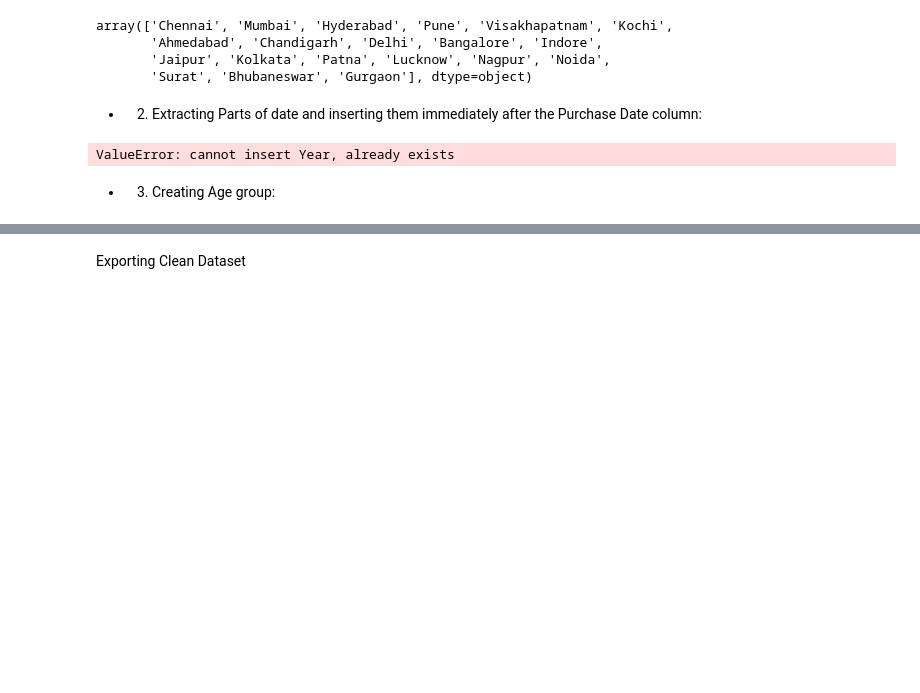
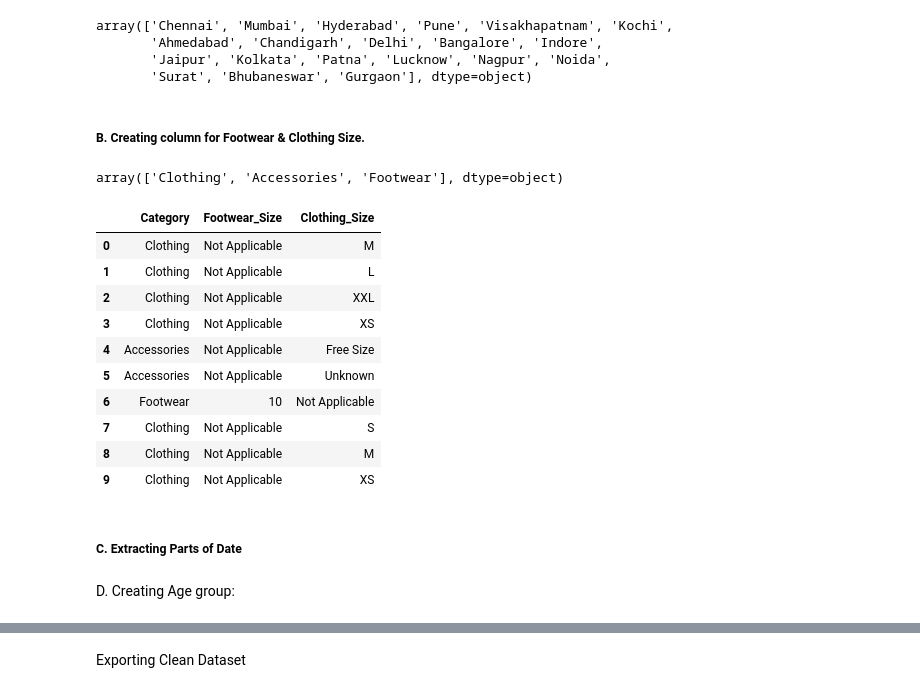
Before and after one commit to TeChartDevi/customer_shopping_trend_india, a Jupyter notebook: data_cleaning_workbook/cleaning.ipynb, the cells around one changed output, grey strips where cells are left out. Saved outputs shown, nothing was run; the diff lists cells and outputs as text; code cells hidden in the pictures; blank space fills up the shorter version.

```diff
--- a/data_cleaning_workbook/cleaning.ipynb
+++ b/data_cleaning_workbook/cleaning.ipynb
@@ -252,42 +289,83 @@ region_map = {
 
 df['Region'] = df['Cities'].map(region_map)
 # %%
-# Popping out the region column:
+# 3. Popping out the region column:
 
 region = df.pop('Region')
 
 # Finding the position of the Cities column:
 
-loc = df.columns.get_loc('Cities')
+city_loc = df.columns.get_loc('Cities')
 
 # Inserting Region column immediately after Cities column:
 
-df.insert(loc + 1, 'Region', region)
+df.insert(city_loc + 1, 'Region', region)
+# %% [markdown]
+##### B. Creating column for Footwear & Clothing Size.
+# %%
+# 1. Category column unique vals:
+df['Category'].unique()
+# %% [output]
+array(['Clothing', 'Accessories', 'Footwear'], dtype=object)
+# %%
+# 2. Footwear Size:
+df['Footwear_Size'] = np.where(df['Category'] == 'Footwear', df['Size'], 'Not Applicable')
+
+# 3. Clothing Size:
+df['Clothing_Size'] = np.where(df['Category'] != 'Footwear', df['Size'], 'Not Applicable')
+# %%
+# 4. Finding the position of the Size column:
+
+size_loc = df.columns.get_loc('Size')
+
+# 5. Inserting Clothing_Size column immediately after Size column:
+
+df.insert(size_loc + 1, 'Clothing_Size', Clothing_Size)
+
+# 6. Inserting Footwear_Size column immediately after Size column:
+
+df.insert(size_loc + 2, 'Footwear_Size', Footwear_Size)
+# %%
+# 7. Dropping Size column:
+df.drop( columns = ['Size'], inplace = True)
+# %%
+# 8. Column after changes:
+df[['Category', 'Footwear_Size', 'Clothing_Size']].head(10)
+# %% [output]
+|  | Category | Footwear_Size | Clothing_Size |
+| 0 | Clothing | Not Applicable | M |
+| 1 | Clothing | Not Applicable | L |
+| 2 | Clothing | Not Applicable | XXL |
+| 3 | Clothing | Not Applicable | XS |
+| 4 | Accessories | Not Applicable | Free Size |
+| 5 | Accessories | Not Applicable | Unknown |
+| 6 | Footwear | 10 | Not Applicable |
+| 7 | Clothing | Not Applicable | S |
+| 8 | Clothing | Not Applicable | M |
+| 9 | Clothing | Not Applicable | XS |
 # %% [markdown]
-- 2. Extracting Parts of date and inserting them immediately after the Purchase Date column:
+##### C. Extracting Parts of Date
 # %%
-# Finding the position of the Purchase Date column:
-loc = df.columns.get_loc('Purchase Date')
+# 1. Finding the position of the Purchase Date column:
+purchase_date_loc = df.columns.get_loc('Purchase Date')
 
 
-# Extracting Year and inserting it immediately after the Purchase Date column:
-df.insert(loc + 1, 'Year', df['Purchase Date'].dt.year)
+# 2. Extracting Year and inserting it immediately after the Purchase Date column:
+df.insert(purchase_date_loc + 1, 'Year', df['Purchase Date'].dt.year)
 
 
-# Extracting Month and inserting it immediately after the Year column:
-df.insert(loc + 2, 'Month', df['Purchase Date'].dt.month)
+# 3. Extracting Month and inserting it immediately after the Year column:
+df.insert(purchase_date_loc + 2, 'Month', df['Purchase Date'].dt.month)
 
 
-# Extracting Day and inserting it immediately after the Month column:
-df.insert(loc + 3, 'Day', df['Purchase Date'].dt.day)
+# 4. Extracting Day and inserting it immediately after the Month column:
+df.insert(purchase_date_loc + 3, 'Day', df['Purchase Date'].dt.day)
 
 
-# Extracting Weekday Name and inserting it immediately after the Day column:
-df.insert(loc + 4, 'Weekday', df['Purchase Date'].dt.day_name())
+# 5. Extracting Weekday Name and inserting it immediately after the Day column:
+df.insert(purchase_date_loc + 4, 'Weekday', df['Purchase Date'].dt.day_name())
-# %% [output]
-ValueError: cannot insert Year, already exists
 # %% [markdown]
-- 3. Creating Age group:
+D. Creating Age group:
 # %%
 def age_group(age):
     if age < 18:
```
Also changed, not shown: parts of 36 cells of this notebook, 17 other files.
